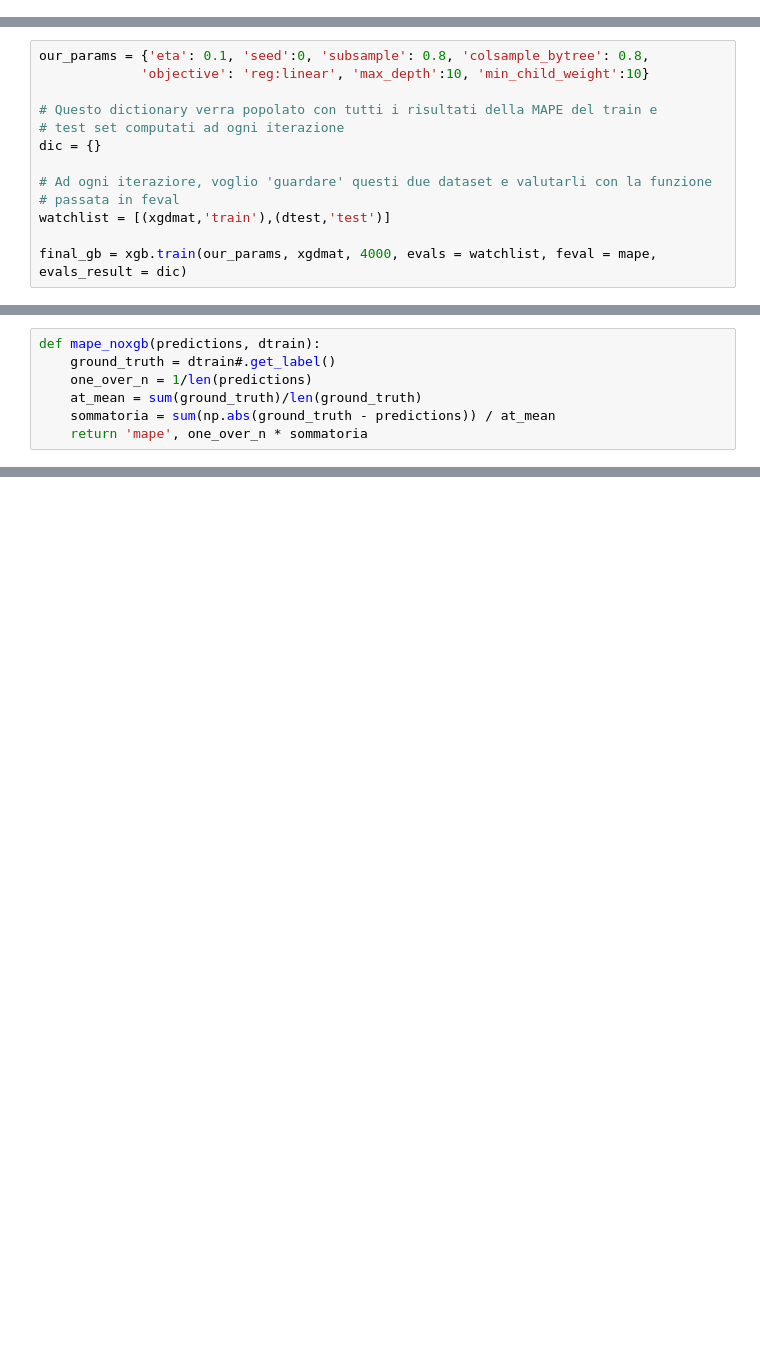
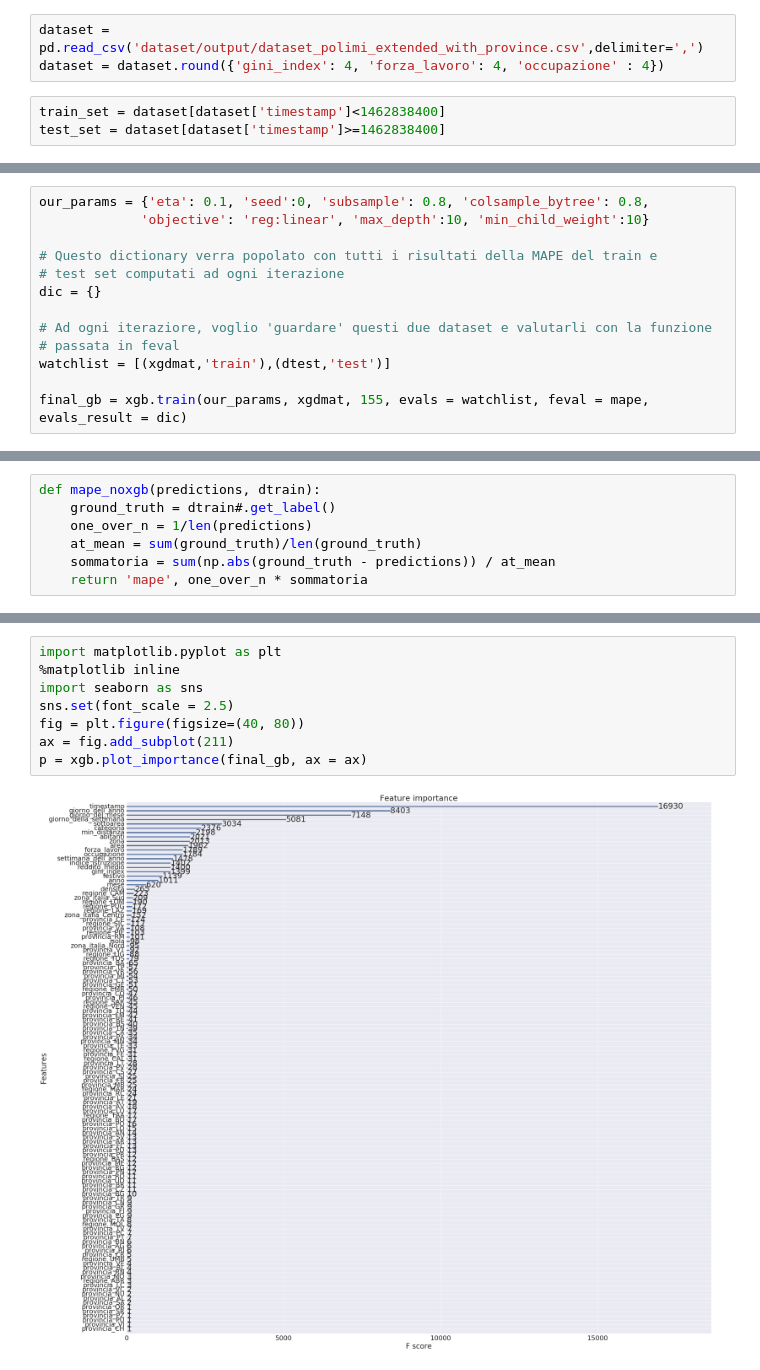
Before and after one commit to riccamastellone/BIP, a Jupyter notebook: XGBoost_RM.ipynb, the cells around one changed output, grey strips where cells are left out. Saved outputs shown, nothing was run; the diff lists cells and outputs as text; blank space fills up the shorter version.

Commit message:
Updated with best MAPE case

```diff
--- a/XGBoost_RM.ipynb
+++ b/XGBoost_RM.ipynb
@@ -9,3 +12,9 @@ test_set = pd.read_csv('dataset/output/test_local_dataset_polimi_extended_no2014
+# %%
+dataset = pd.read_csv('dataset/output/dataset_polimi_extended_with_province.csv',delimiter=',')
+dataset = dataset.round({'gini_index': 4, 'forza_lavoro': 4, 'occupazione' : 4})
+# %%
+train_set = dataset[dataset['timestamp']<1462838400]
+test_set = dataset[dataset['timestamp']>=1462838400]
 # %%
 y_train = train_set.pop('vendite')
 t_train = test_set.pop('vendite')
@@ -31,5 +33,5 @@ dic = {}
 # passata in feval
 watchlist = [(xgdmat,'train'),(dtest,'test')]
 
-final_gb = xgb.train(our_params, xgdmat, 4000, evals = watchlist, feval = mape, evals_result = dic)
+final_gb = xgb.train(our_params, xgdmat, 155, evals = watchlist, feval = mape, evals_result = dic)
 # %% [output]
@@ -90,0 +88,10 @@ mape_noxgb(round_pred,t_train)
+# %%
+import matplotlib.pyplot as plt
+%matplotlib inline
+import seaborn as sns
+sns.set(font_scale = 2.5)
+fig = plt.figure(figsize=(40, 80))
+ax = fig.add_subplot(211)
+p = xgb.plot_importance(final_gb, ax = ax)
+# %% [output]
+[figure, added]
```
Also changed, not shown: parts of 11 cells of this notebook, 1 other file.
